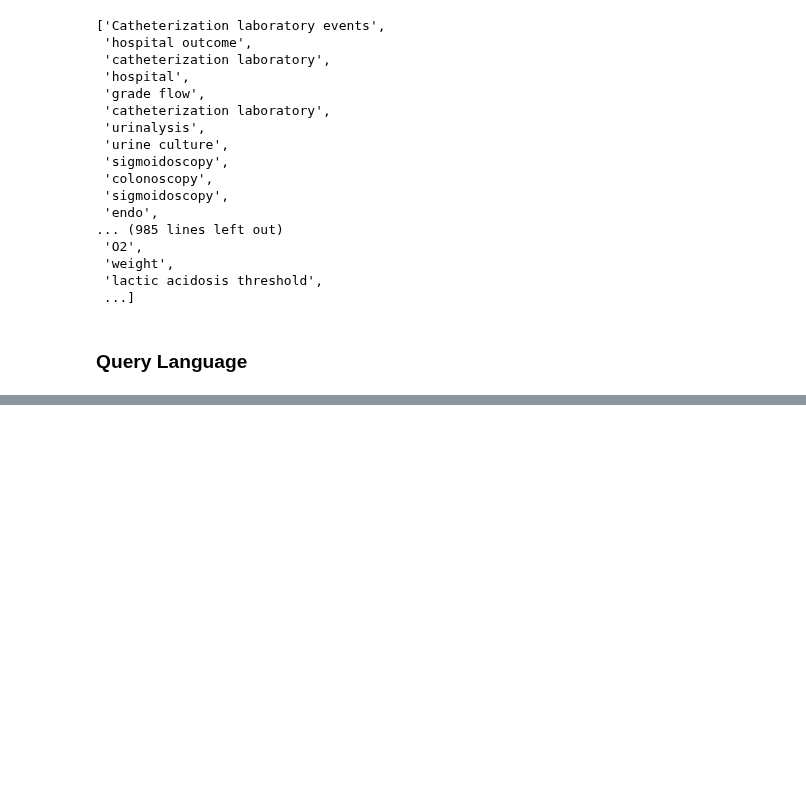
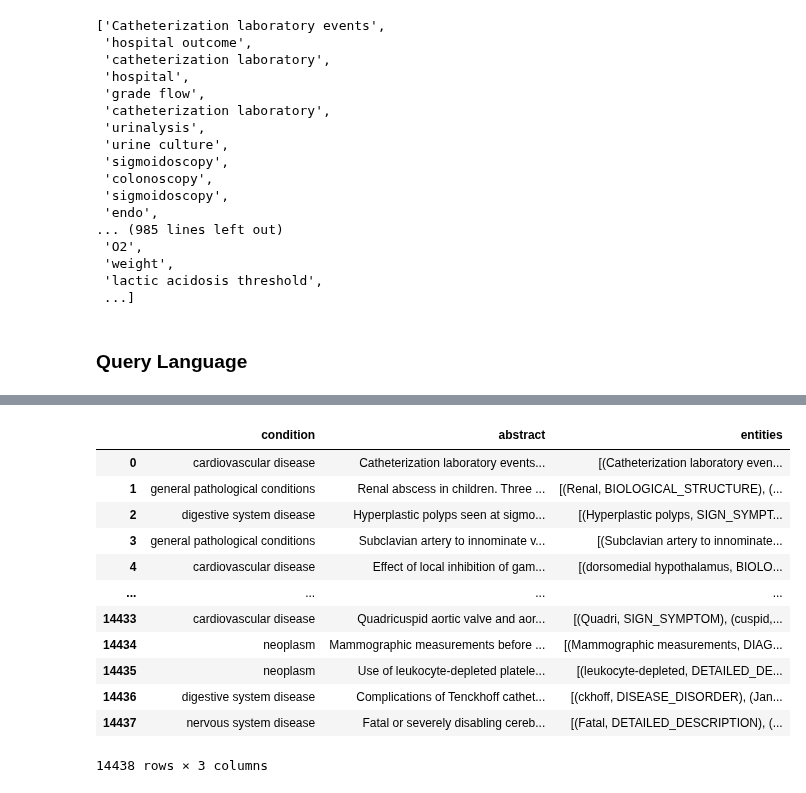
Before and after one commit to vitomarcorubino/MedicalTextNLP, a Jupyter notebook: medicalTextNLP.ipynb, the cells around one changed output, grey strips where cells are left out. Cells and saved outputs as stored; diff of their text form; code cells hidden in the pictures; blank space fills up the shorter version.

```diff
--- a/medicalTextNLP.ipynb
+++ b/medicalTextNLP.ipynb
@@ -1002,0 +1040,18 @@ semantic_df[semantic_df['entities'].apply(
+# %%
+semantic_df.drop(columns = ['relations'], inplace = True)
+
+semantic_df
+# %% [output]
+|  | condition | abstract | entities |
+| 0 | cardiovascular disease | Catheterization laboratory events... | [(Catheterization laboratory even... |
+| 1 | general pathological conditions | Renal abscess in children. Three ... | [(Renal, BIOLOGICAL_STRUCTURE), (... |
+| 2 | digestive system disease | Hyperplastic polyps seen at sigmo... | [(Hyperplastic polyps, SIGN_SYMPT... |
+| 3 | general pathological conditions | Subclavian artery to innominate v... | [(Subclavian artery to innominate... |
+| 4 | cardiovascular disease | Effect of local inhibition of gam... | [(dorsomedial hypothalamus, BIOLO... |
+| ... | ... | ... | ... |
+| 14433 | cardiovascular disease | Quadricuspid aortic valve and aor... | [(Quadri, SIGN_SYMPTOM), (cuspid,... |
+| 14434 | neoplasm | Mammographic measurements before ... | [(Mammographic measurements, DIAG... |
+| 14435 | neoplasm | Use of leukocyte-depleted platele... | [(leukocyte-depleted, DETAILED_DE... |
+| 14436 | digestive system disease | Complications of Tenckhoff cathet... | [(ckhoff, DISEASE_DISORDER), (Jan... |
+| 14437 | nervous system disease | Fatal or severely disabling cereb... | [(Fatal, DETAILED_DESCRIPTION), (... |
+14438 rows × 3 columns
```
Also changed, not shown: parts of 10 cells of this notebook, 1 other file.
